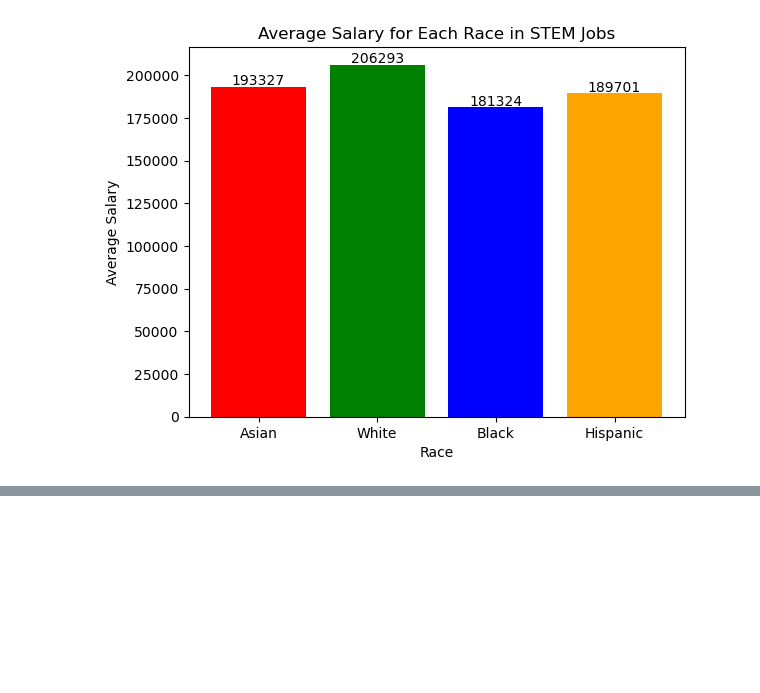
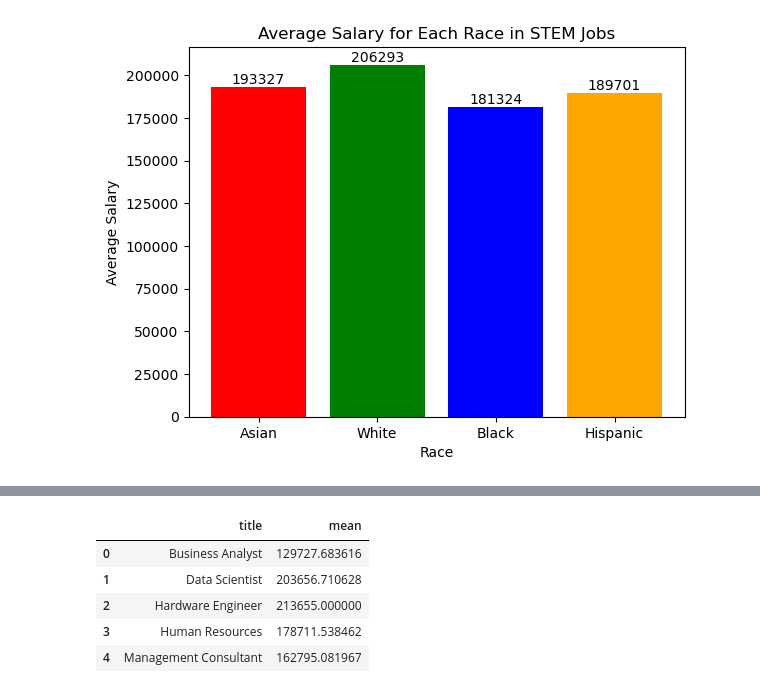
Before and after one commit to toanlc01/Data-Analysis-of-STEM-salary, a Jupyter notebook: stem-salary-analysis.ipynb, the cells around one changed output, grey strips where cells are left out. Saved outputs shown, nothing was run; the diff lists cells and outputs as text; code cells hidden in the pictures; blank space fills up the shorter version.

```diff
--- a/stem-salary-analysis.ipynb
+++ b/stem-salary-analysis.ipynb
@@ -197,0 +212,9 @@ Yes, the difference in average salaries between races is significant, as the ave
+# %%
+df_mean.head()
+# %% [output]
+|  | title | mean |
+| 0 | Business Analyst | 129727.683616 |
+| 1 | Data Scientist | 203656.710628 |
+| 2 | Hardware Engineer | 213655.000000 |
+| 3 | Human Resources | 178711.538462 |
+| 4 | Management Consultant | 162795.081967 |
```
Also changed, not shown: parts of 23 cells of this notebook.
